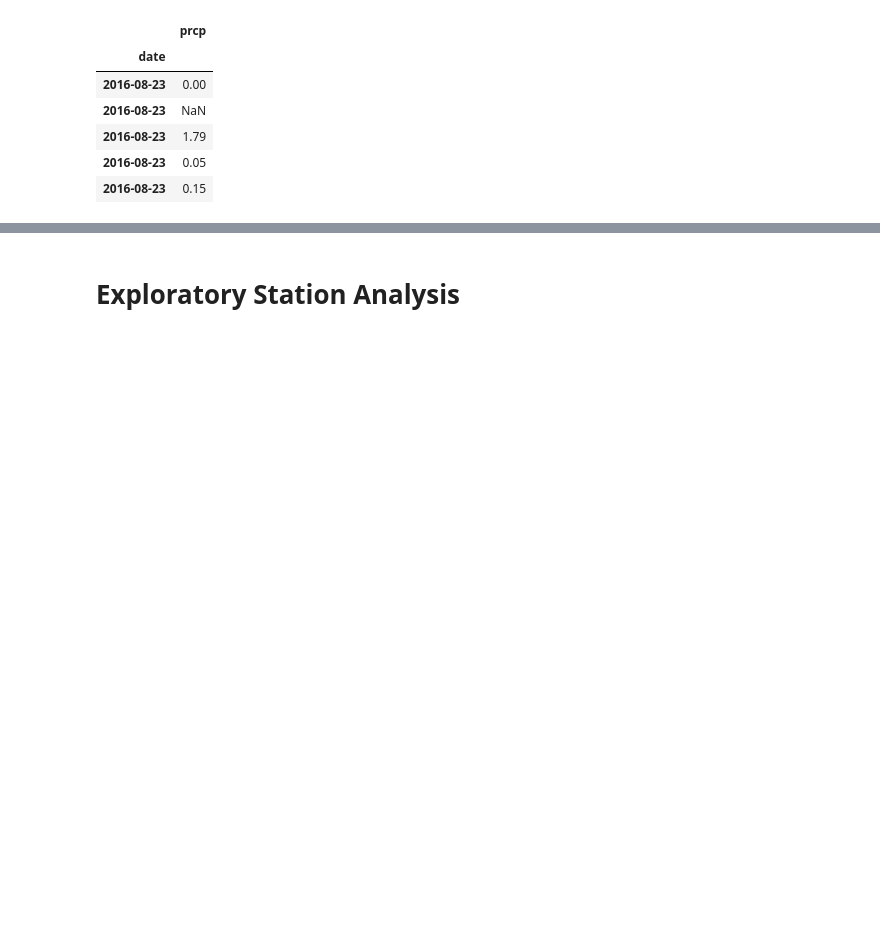
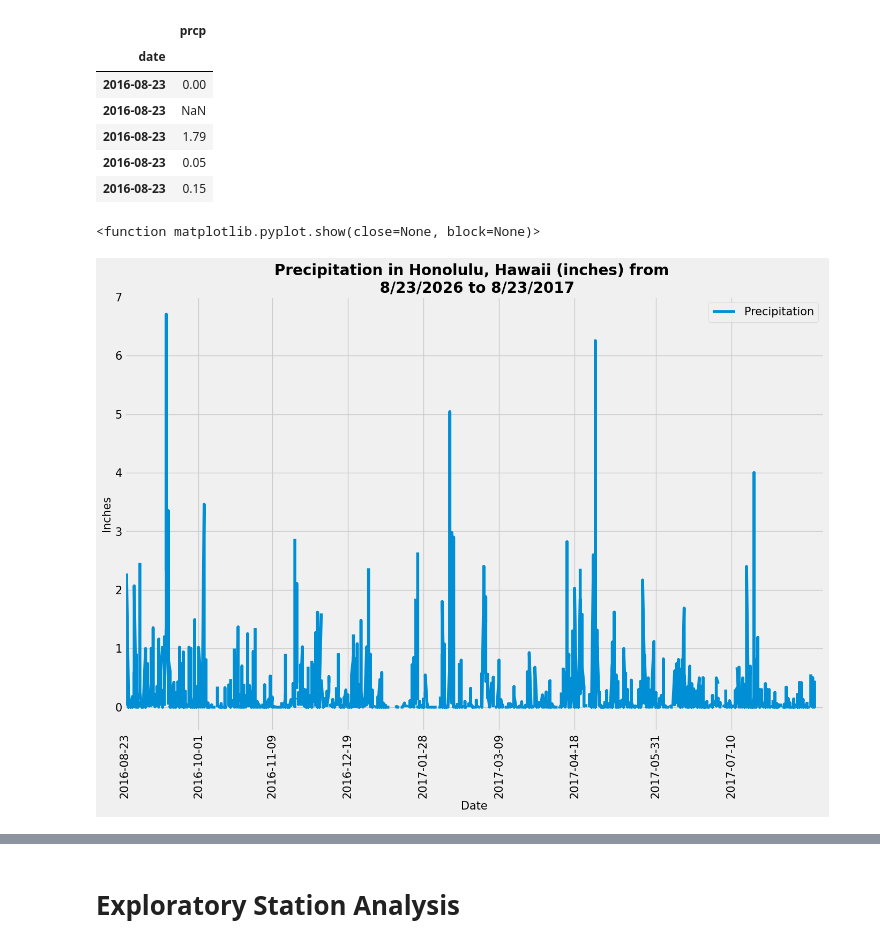
Before and after one commit to MrGoots/SQLAlchemy, a Jupyter notebook: SurfsUp/climate_starter.ipynb, the cells around one changed output, grey strips where cells are left out. Cells and saved outputs as stored; diff of their text form; code cells hidden in the pictures; blank space fills up the shorter version.

```diff
--- a/SurfsUp/climate_starter.ipynb
+++ b/SurfsUp/climate_starter.ipynb
@@ -118,23 +118,21 @@ perc_scores_sorted.head()
 | 2016-08-23 | 0.15 |
 # %%
 # Use Pandas Plotting with Matplotlib to plot the data
-
-# chart
 plt.figure(figsize=(15,10))
 plt.plot(perc_scores_sorted.index, perc_scores_sorted['prcp'])
-
-# legend
 plt.legend(['Precipitation'], loc='upper right', fontsize=15)
-
-# x location
 xlocation = ['2016-08-23', '2016-10-01', '2016-11-09', '2016-12-19', '2017-01-28', '2017-03-09', '2017-04-18','2017-05-31','2017-07-10']
-
-# ticks
 plt.xticks(xlocation, rotation='vertical', fontsize=15)
-
-# Labels/Title
 plt.xlabel('Date', fontsize=15)
 plt.ylabel('Inches', fontsize=15)
-plt.title(f"Precipitation in Honolulu, Hawaii (inches) from \n {}")
+plt.title(f"Precipitation in Honolulu, Hawaii (inches) from \n 8/23/2026 to 8/23/2017", fontsize=20, fontweight='bold')
+plt.yticks(size=15)
+plt.xlim(0,370)
+plt.ylim(-0.4,7)
+plt.savefig("percip_plot.png", bbox_inches = 'tight')
+plt.show
+# %% [output]
+<function matplotlib.pyplot.show(close=None, block=None)>
+[figure, added]
 # %%
 # Use Pandas to calculate the summary statistics for the precipitation data
```
Also changed, not shown: parts of 7 cells of this notebook, 2 other files.
